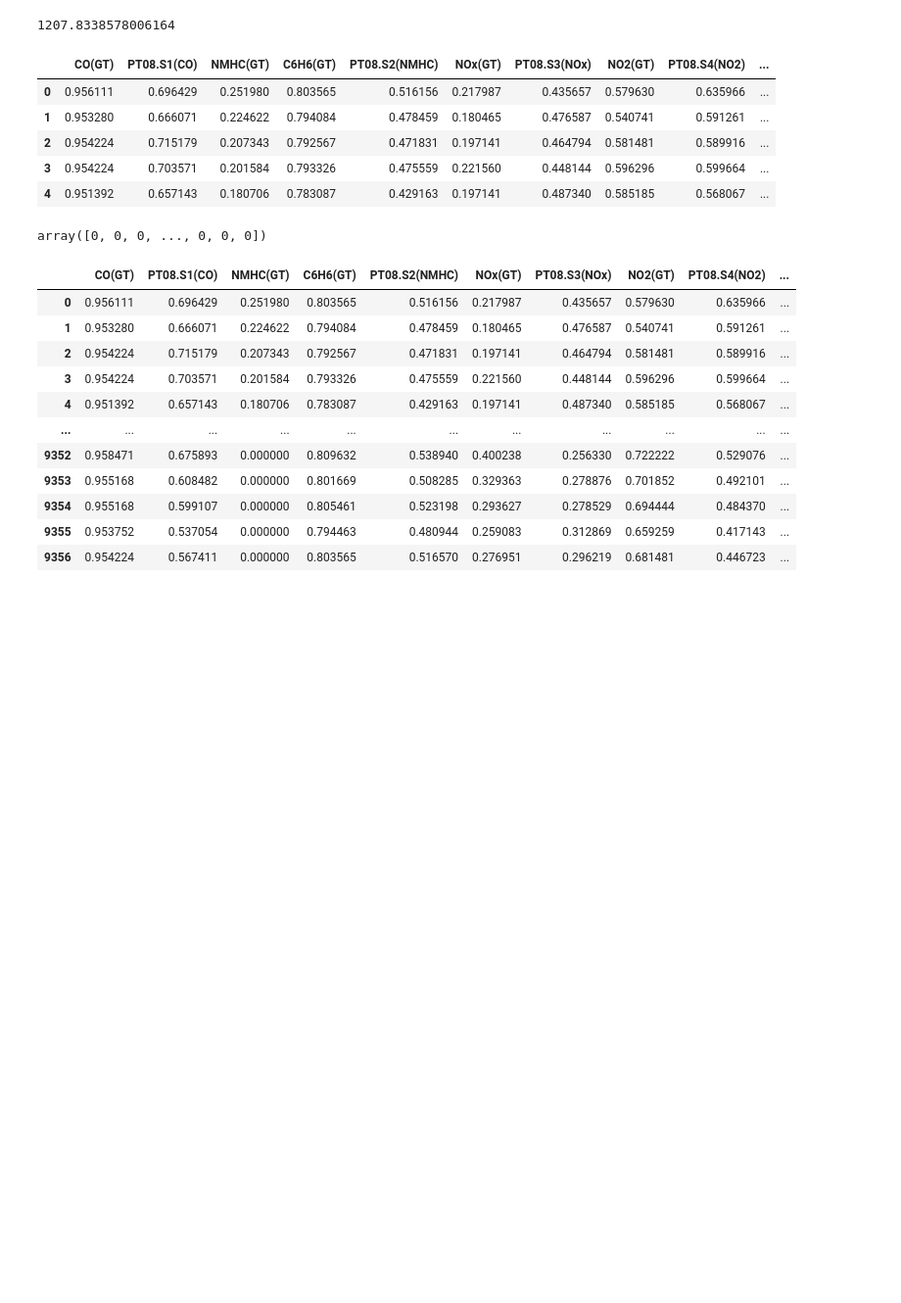
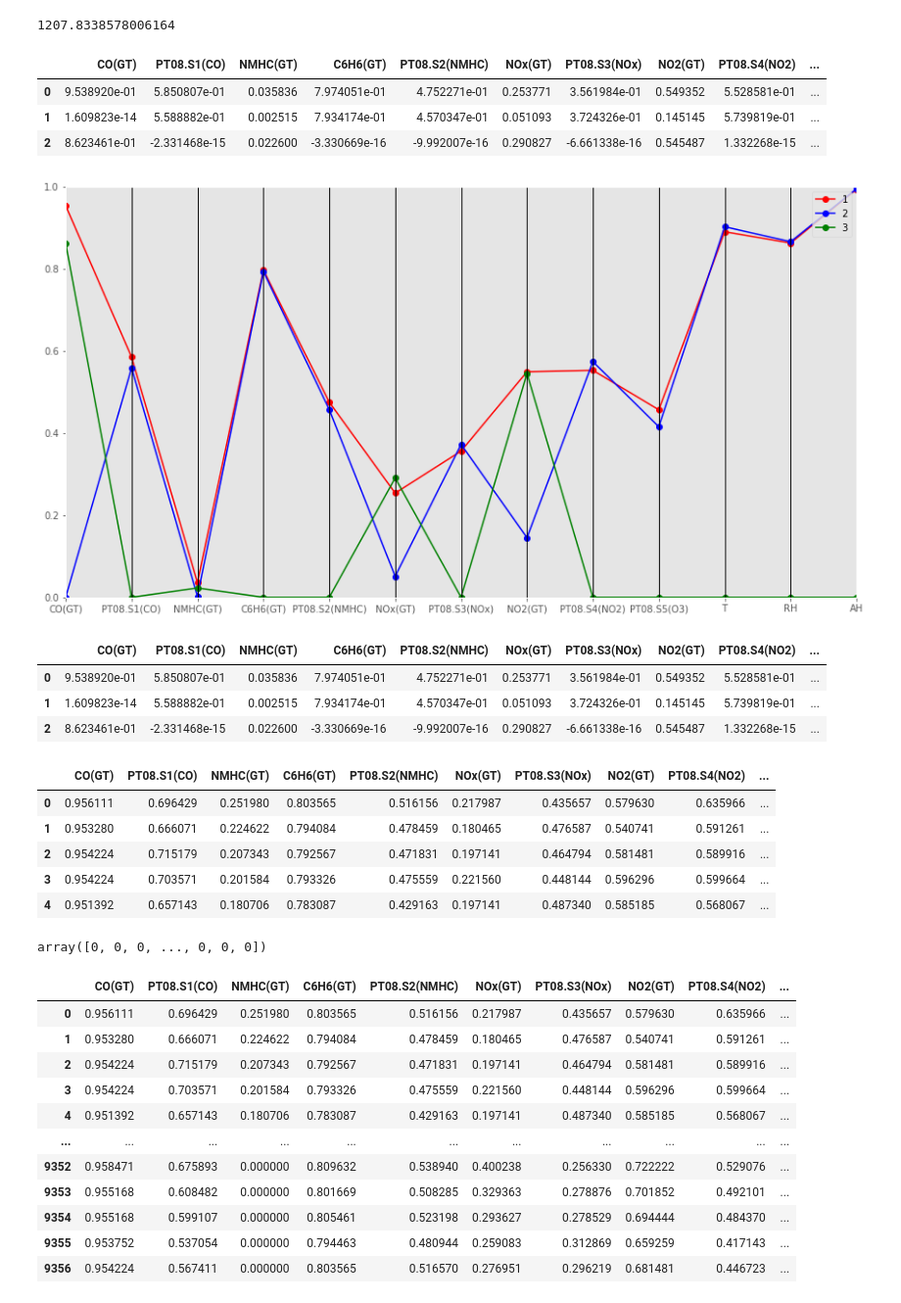
Before and after one commit to galanksumantri/ClusteringAirQuality, a Jupyter notebook: Clustering/main.ipynb, the cells around one changed output. Shown at 98% size. Drawn from its saved outputs; the diff is of its cells as text; code cells hidden in the pictures; blank space fills up the shorter version.

```diff
--- a/Clustering/main.ipynb
+++ b/Clustering/main.ipynb
@@ -330,6 +360,44 @@ array([[ 9.53891984e-01,  5.85080690e-01,  3.58355645e-02,
 kmeans.inertia_
 # %% [output]
 1207.8338578006164
+# %%
+features = ['CO(GT)', 'PT08.S1(CO)', 'NMHC(GT)', 'C6H6(GT)', 'PT08.S2(NMHC)', 'NOx(GT)', 'PT08.S3(NOx)', 'NO2(GT)', 'PT08.S4(NO2)', 'PT08.S5(O3)', 'T', 'RH', 'AH']
+# %%
+def pd_centers(featuresUsed, centers):
+	colNames = list(featuresUsed)
+	colNames.append('prediction')
+
+	# Zip with a column called 'prediction' (index)
+	Z = [np.append(A, index) for index, A in enumerate(centers)]
+
+	# Convert to pandas data frame for plotting
+	P = pd.DataFrame(Z, columns=colNames)
+	P['prediction'] = P['prediction'].astype(int) + 1
+	return P
+# %%
+def parallel_plot(b):
+	my_colors = list(islice(cycle(['r', 'b', 'g']), None, len(b)))
+	plt.figure(figsize=(15,8)).gca().axes.set_ylim([0,1])
+	parallel_coordinates(b, 'prediction', color = my_colors, marker='o')
+# %%
+P = pd_centers(features, df_center)
+P
+# %% [output]
+|  | CO(GT) | PT08.S1(CO) | NMHC(GT) | C6H6(GT) | PT08.S2(NMHC) | NOx(GT) | PT08.S3(NOx) | NO2(GT) | PT08.S4(NO2) | ... |
+| 0 | 9.538920e-01 | 5.850807e-01 | 0.035836 | 7.974051e-01 | 4.752271e-01 | 0.253771 | 3.561984e-01 | 0.549352 | 5.528581e-01 | ... |
+| 1 | 1.609823e-14 | 5.588882e-01 | 0.002515 | 7.934174e-01 | 4.570347e-01 | 0.051093 | 3.724326e-01 | 0.145145 | 5.739819e-01 | ... |
+| 2 | 8.623461e-01 | -2.331468e-15 | 0.022600 | -3.330669e-16 | -9.992007e-16 | 0.290827 | -6.661338e-16 | 0.545487 | 1.332268e-15 | ... |
+# %%
+parallel_plot(P)
+# %% [output]
+[figure, added]
+# %%
+P
+# %% [output]
+|  | CO(GT) | PT08.S1(CO) | NMHC(GT) | C6H6(GT) | PT08.S2(NMHC) | NOx(GT) | PT08.S3(NOx) | NO2(GT) | PT08.S4(NO2) | ... |
+| 0 | 9.538920e-01 | 5.850807e-01 | 0.035836 | 7.974051e-01 | 4.752271e-01 | 0.253771 | 3.561984e-01 | 0.549352 | 5.528581e-01 | ... |
+| 1 | 1.609823e-14 | 5.588882e-01 | 0.002515 | 7.934174e-01 | 4.570347e-01 | 0.051093 | 3.724326e-01 | 0.145145 | 5.739819e-01 | ... |
+| 2 | 8.623461e-01 | -2.331468e-15 | 0.022600 | -3.330669e-16 | -9.992007e-16 | 0.290827 | -6.661338e-16 | 0.545487 | 1.332268e-15 | ... |
 # %%
 X.head()
 # %% [output]
```
Also changed, not shown: parts of 8 cells of this notebook.
